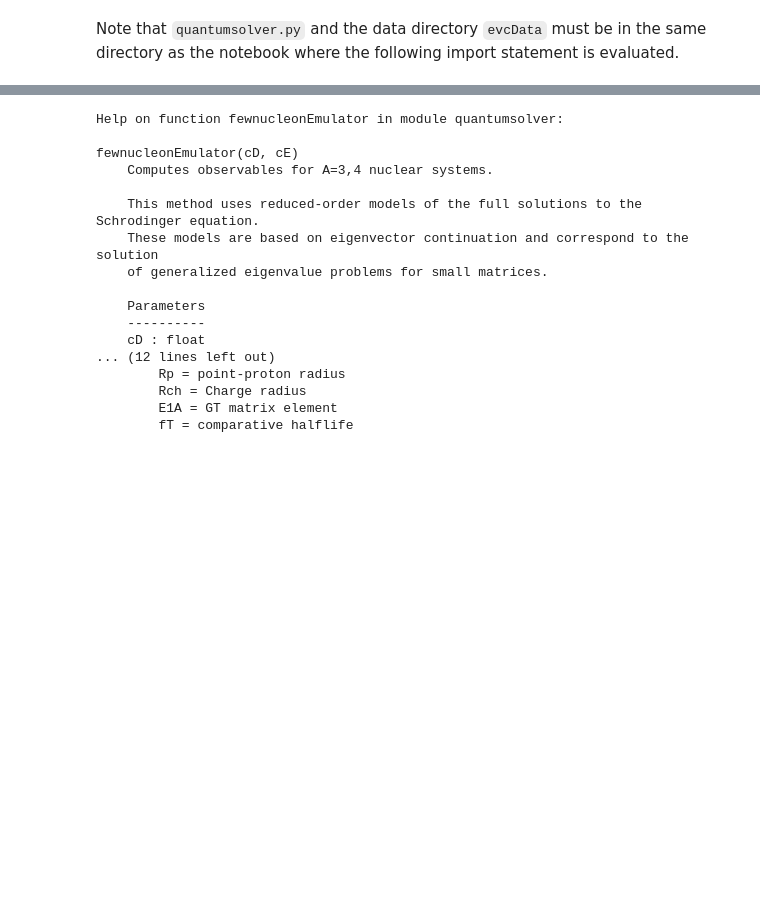
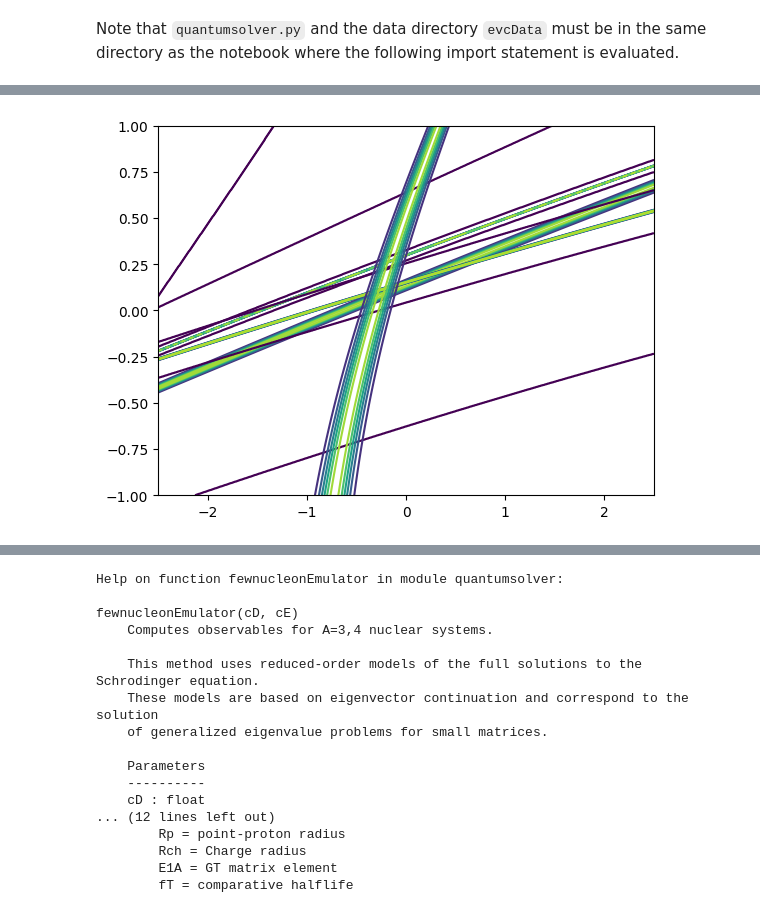
Before and after one commit to stinaper/tif285, a Jupyter notebook: doc/pub/Projects/Project1/TIF285_Project1.ipynb, the cells around one changed output, grey strips where cells are left out. Saved outputs shown, nothing was run; the diff lists cells and outputs as text; code cells hidden in the pictures; blank space fills up the shorter version.

Commit message:
gjorde koden snyggare och så den funkar för alla observables

```diff
--- a/doc/pub/Projects/Project1/TIF285_Project1.ipynb
+++ b/doc/pub/Projects/Project1/TIF285_Project1.ipynb
@@ -104,3 +104,26 @@ import matplotlib.pyplot as plt
 # add additional import statements as needed
 # %% [markdown]
 Note that `quantumsolver.py` and the data directory `evcData` must be in the same directory as the notebook where the following import statement is evaluated.
+# %%
+import quantumsolver as qs
+
+#Observables
+observables = ('E4He', 'Rp4He', 'E3H', 'fT3H')
+observables_index = (0, 1, 3, 6)
+observables_sigma = np.array((0.015, 0.005, 0.0062, 3))
+
+#c_D and c_E
+grid_size = 1000
+c_d = np.linspace(-2.5,2.5,grid_size)
+c_e = np.linspace(-1,1,grid_size)
+c_D, c_E = np.meshgrid(c_d,c_e)
+
+#Prior
+prior_sigma = 5
+prior = (1 / (2 * np.pi * prior_sigma**2)) * np.exp(- (c_D**2 + c_E**2) / (2 * prior_sigma**2))
+prior_norm = prior/sum(prior)
+# %%
+#Compute y_th
+vfewnucleonEmulator = np.vectorize(qs.fewnucleonEmulator)
+
+y_th = vfewnucleonEmulator(c_D, c_E)
@@ -107,3 +136,16 @@ Note that `quantumsolver.py` and the data directory `evcData` must be in the sam
+# %%
+#Compute data likelihood
+mean = np.zeros(len(observables))
+likelihood = np.zeros((len(observables),grid_size,grid_size))
+likelihood_norm = np.zeros(np.shape(likelihood))
+
+for i in range(len(observables)):
+    mean[i] = np.mean(y_th[observables_index[i]])
+    likelihood[i] = (1 / (2 * np.pi * observables_sigma[i]**2)) * np.exp(- ((y_th[observables_index[i]]-mean[i])**2/ (2 * observables_sigma[i]**2)))
+    likelihood_norm[i] = likelihood[i]/np.sum(likelihood[i])
+    likeli_graph = plt.contour(c_D, c_E, likelihood_norm[i])
+# %% [output]
+[figure, added]
 # %%
 import quantumsolver as qs
 
```
Also changed, not shown: parts of 2 cells of this notebook.
